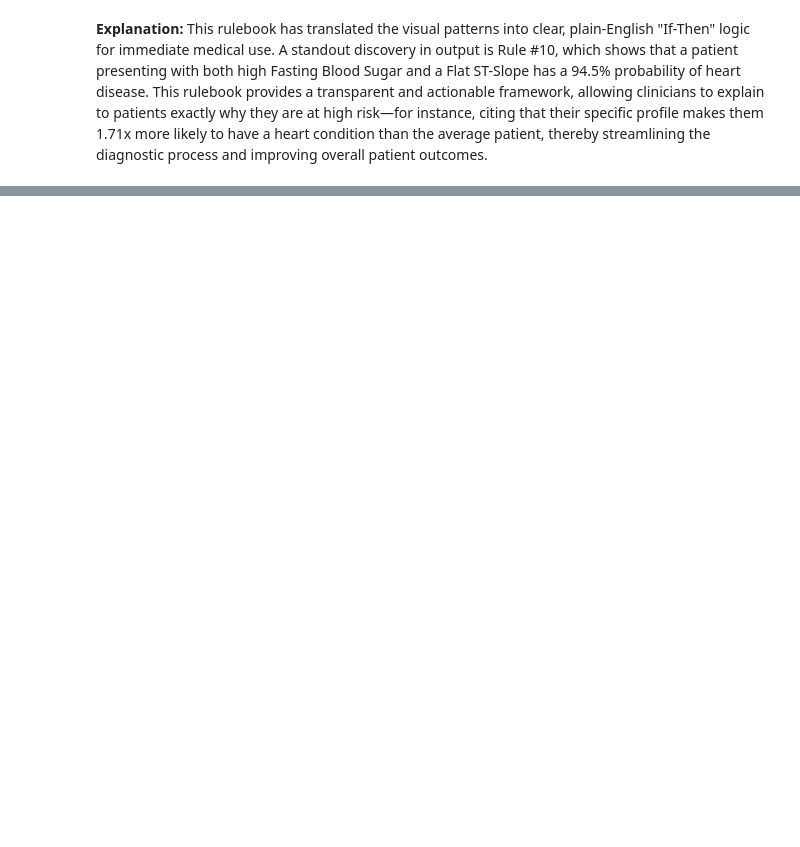
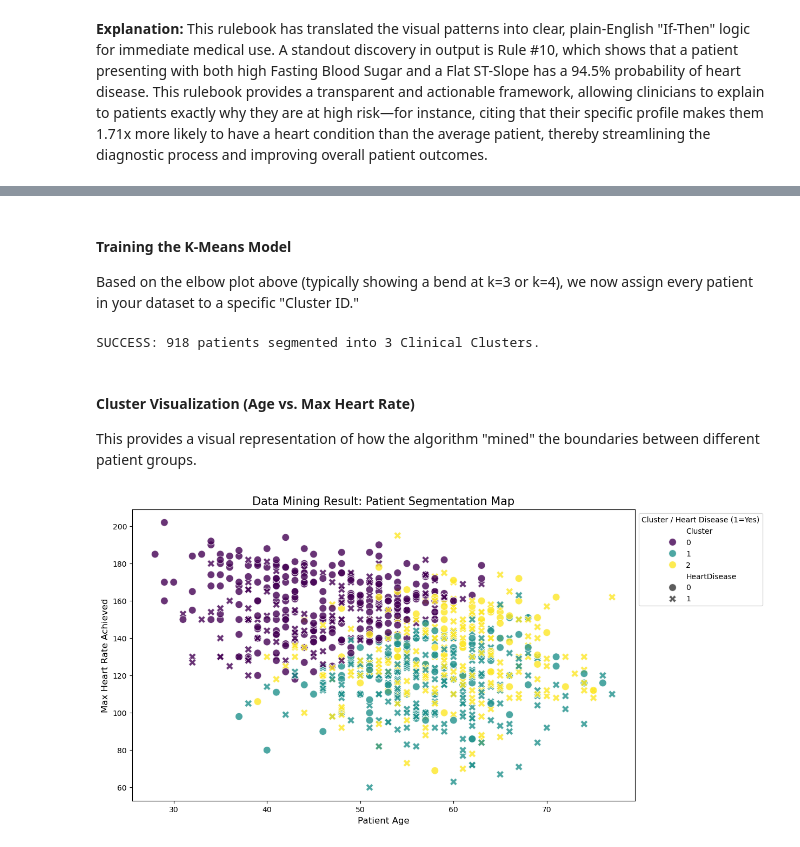
Before and after one commit to Team-JAZL/Vitalsights-DM, a Jupyter notebook: descriptive_modeling.ipynb, the cells around one changed output, grey strips where cells are left out. Cells and saved outputs as stored; diff of their text form; code cells hidden in the pictures; blank space fills up the shorter version.

```diff
--- a/descriptive_modeling.ipynb
+++ b/descriptive_modeling.ipynb
@@ -225,0 +295,31 @@ This rulebook has translated the visual patterns into clear, plain-English "If-T
+# %% [markdown]
+####  Training the K-Means Model
+Based on the elbow plot above (typically showing a bend at k=3 or k=4), we now assign every patient in your dataset to a specific "Cluster ID."
+# %%
+# Based on the Elbow curve, we choose k=3 for distinct clinical groups
+optimal_k = 3
+kmeans = KMeans(n_clusters=optimal_k, init='k-means++', random_state=42, n_init=10)
+df['Cluster'] = kmeans.fit_predict(X_scaled)
+
+print(f"SUCCESS: {len(df)} patients segmented into {optimal_k} Clinical Clusters.")
+# %% [output]
+SUCCESS: 918 patients segmented into 3 Clinical Clusters.
+# %% [markdown]
+#### Cluster Visualization (Age vs. Max Heart Rate)
+This provides a visual representation of how the algorithm "mined" the boundaries between different patient groups.
+# %%
+plt.figure(figsize=(12, 7))
+# We use Age and MaxHR as axes to see the age-related heart performance clusters
+sns.scatterplot(
+    data=df, x='Age', y='MaxHR',
+    hue='Cluster', palette='viridis',
+    style='HeartDisease', s=100, alpha=0.8
+)
+
+plt.title('Data Mining Result: Patient Segmentation Map', fontsize=15)
+plt.xlabel('Patient Age', fontsize=12)
+plt.ylabel('Max Heart Rate Achieved', fontsize=12)
+plt.legend(title='Cluster / Heart Disease (1=Yes)', bbox_to_anchor=(1, 1))
+plt.show()
+# %% [output]
+[figure, added]
```
Also changed, not shown: parts of 18 cells of this notebook.
